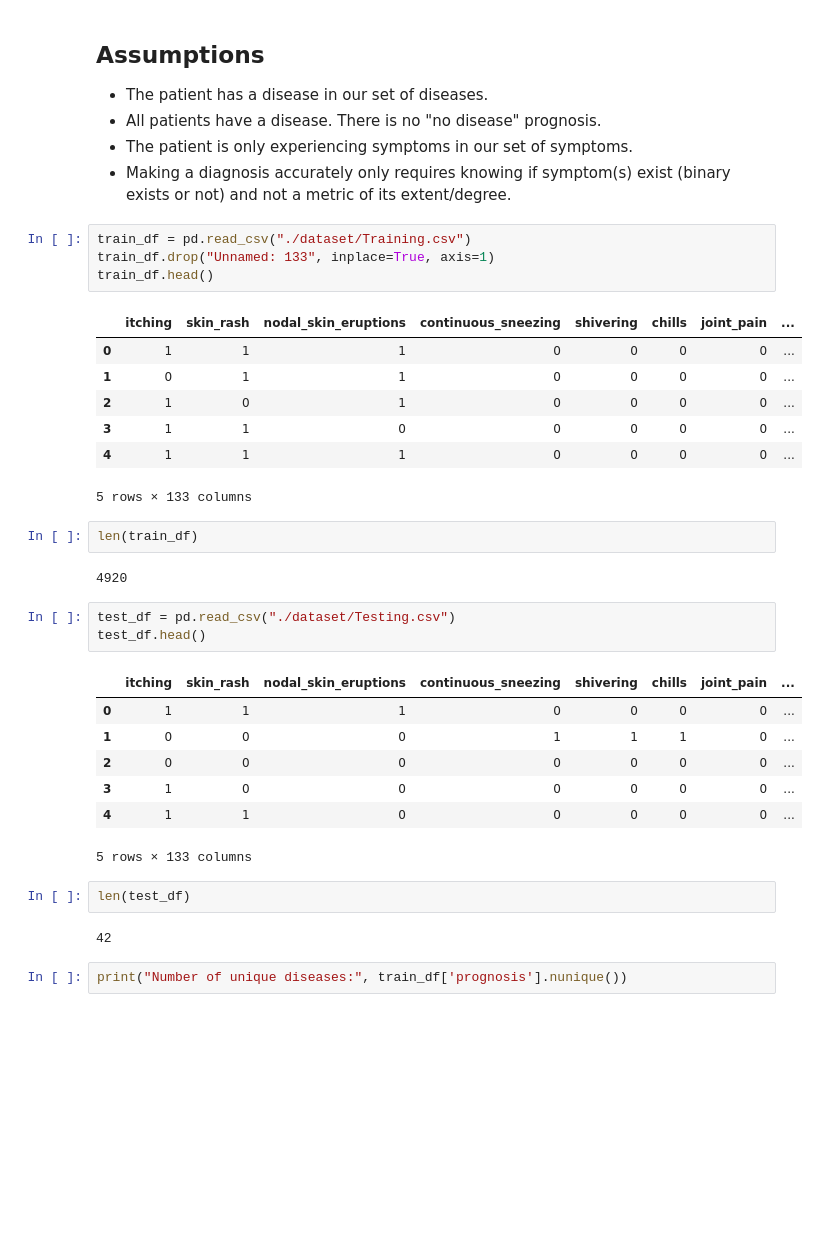
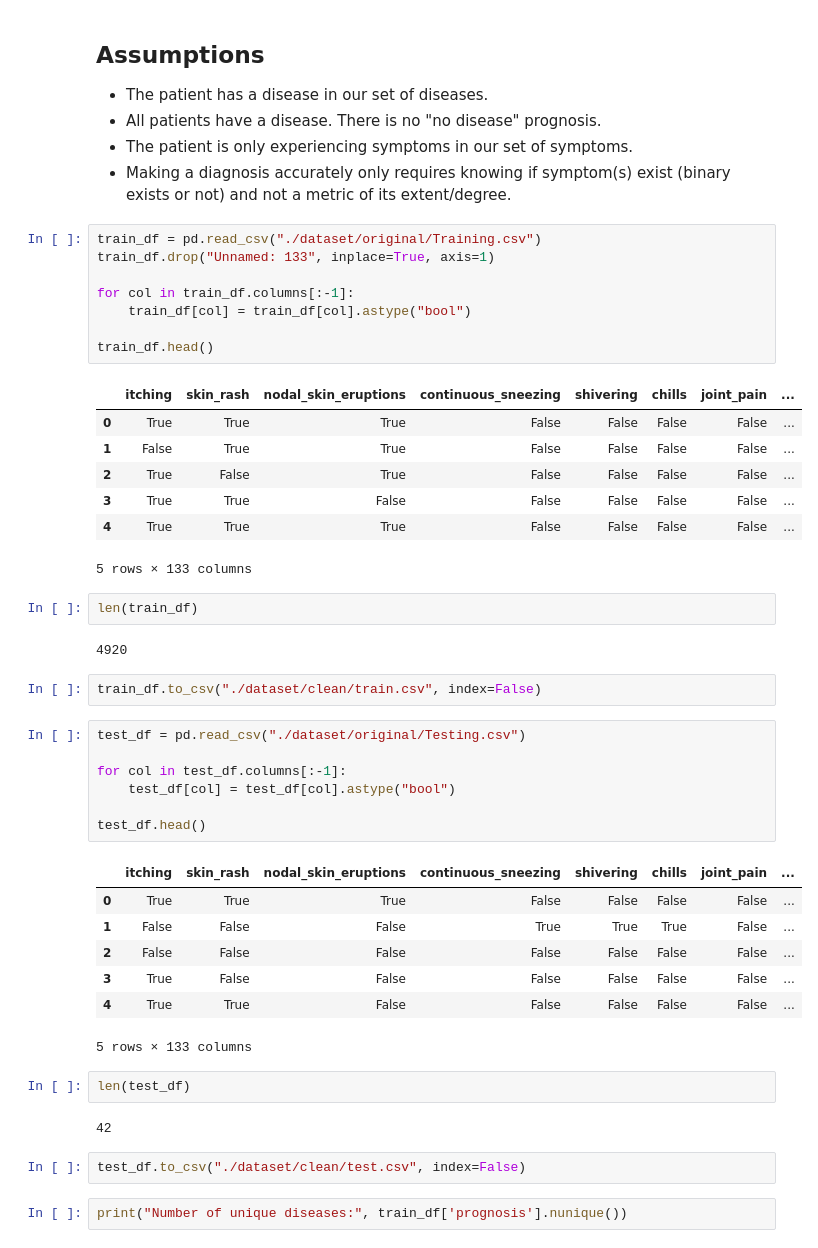
Before and after one commit to LGXprod/Disease-Prediction, a Jupyter notebook: eda.ipynb, the cells around one changed output. Cells and saved outputs as stored; diff of their text form; blank space fills up the shorter version.

```diff
--- a/disease-prediction.ipynb
+++ b/eda.ipynb
@@ -54,36 +54,48 @@ References:
 - The patient is only experiencing symptoms in our set of symptoms.
 - Making a diagnosis accurately only requires knowing if symptom(s) exist (binary exists or not) and not a metric of its extent/degree.
 # %%
-train_df = pd.read_csv("./dataset/Training.csv")
+train_df = pd.read_csv("./dataset/original/Training.csv")
 train_df.drop("Unnamed: 133", inplace=True, axis=1)
+
+for col in train_df.columns[:-1]:
+    train_df[col] = train_df[col].astype("bool")
+
 train_df.head()
 # %% [output]
 |  | itching | skin_rash | nodal_skin_eruptions | continuous_sneezing | shivering | chills | joint_pain | ... |
-| 0 | 1 | 1 | 1 | 0 | 0 | 0 | 0 | ... |
-| 1 | 0 | 1 | 1 | 0 | 0 | 0 | 0 | ... |
-| 2 | 1 | 0 | 1 | 0 | 0 | 0 | 0 | ... |
-| 3 | 1 | 1 | 0 | 0 | 0 | 0 | 0 | ... |
-| 4 | 1 | 1 | 1 | 0 | 0 | 0 | 0 | ... |
+| 0 | True | True | True | False | False | False | False | ... |
+| 1 | False | True | True | False | False | False | False | ... |
+| 2 | True | False | True | False | False | False | False | ... |
+| 3 | True | True | False | False | False | False | False | ... |
+| 4 | True | True | True | False | False | False | False | ... |
 5 rows × 133 columns
 # %%
 len(train_df)
 # %% [output]
 4920
+# %%
+train_df.to_csv("./dataset/clean/train.csv", index=False)
 # %%
-test_df = pd.read_csv("./dataset/Testing.csv")
+test_df = pd.read_csv("./dataset/original/Testing.csv")
+
+for col in test_df.columns[:-1]:
+    test_df[col] = test_df[col].astype("bool")
+
 test_df.head()
 # %% [output]
 |  | itching | skin_rash | nodal_skin_eruptions | continuous_sneezing | shivering | chills | joint_pain | ... |
-| 0 | 1 | 1 | 1 | 0 | 0 | 0 | 0 | ... |
-| 1 | 0 | 0 | 0 | 1 | 1 | 1 | 0 | ... |
-| 2 | 0 | 0 | 0 | 0 | 0 | 0 | 0 | ... |
-| 3 | 1 | 0 | 0 | 0 | 0 | 0 | 0 | ... |
-| 4 | 1 | 1 | 0 | 0 | 0 | 0 | 0 | ... |
+| 0 | True | True | True | False | False | False | False | ... |
+| 1 | False | False | False | True | True | True | False | ... |
+| 2 | False | False | False | False | False | False | False | ... |
+| 3 | True | False | False | False | False | False | False | ... |
+| 4 | True | True | False | False | False | False | False | ... |
 5 rows × 133 columns
 # %%
 len(test_df)
 # %% [output]
 42
+# %%
+test_df.to_csv("./dataset/clean/test.csv", index=False)
 # %%
 print("Number of unique diseases:", train_df['prognosis'].nunique())
 # %% [output]
```
Also changed, not shown: parts of 2 cells of this notebook, 5 other files.
